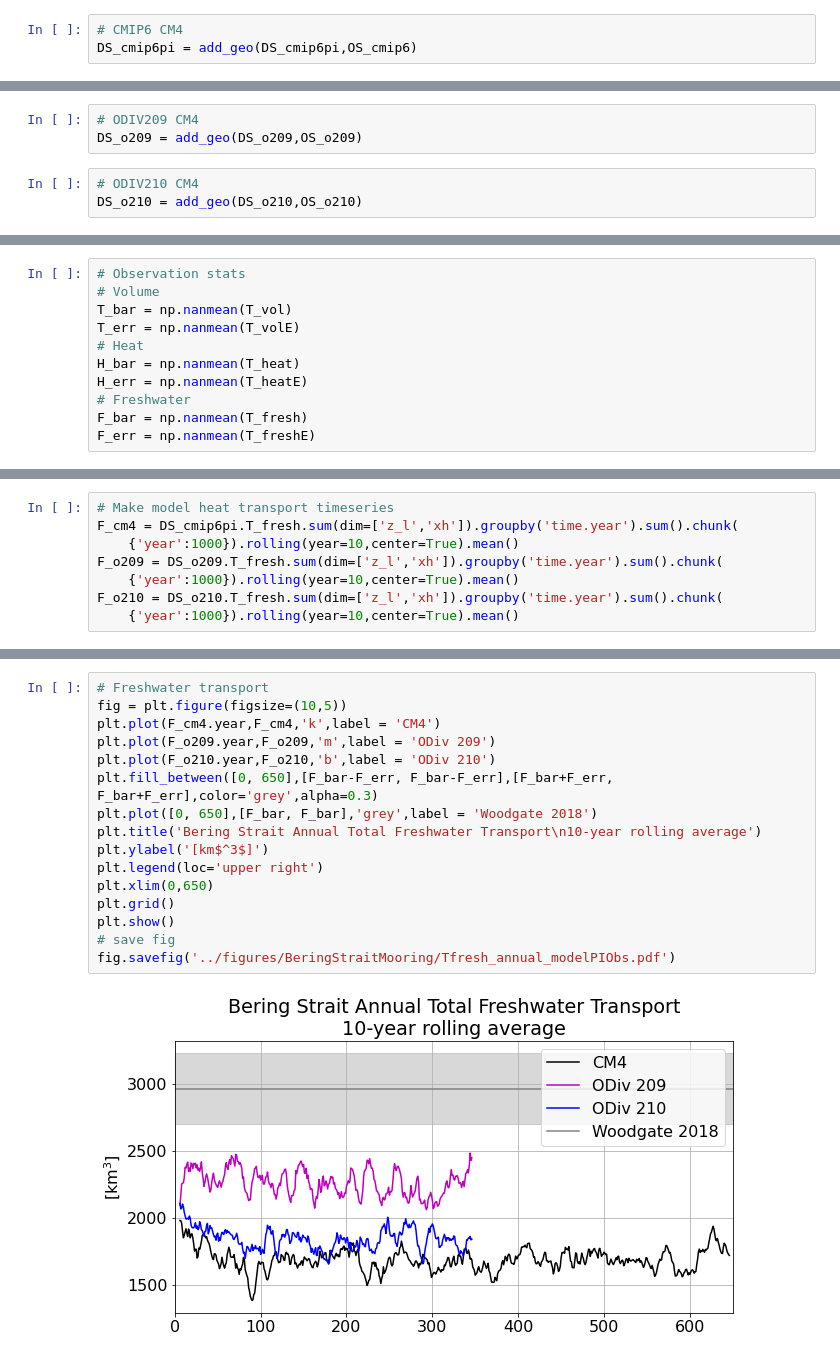
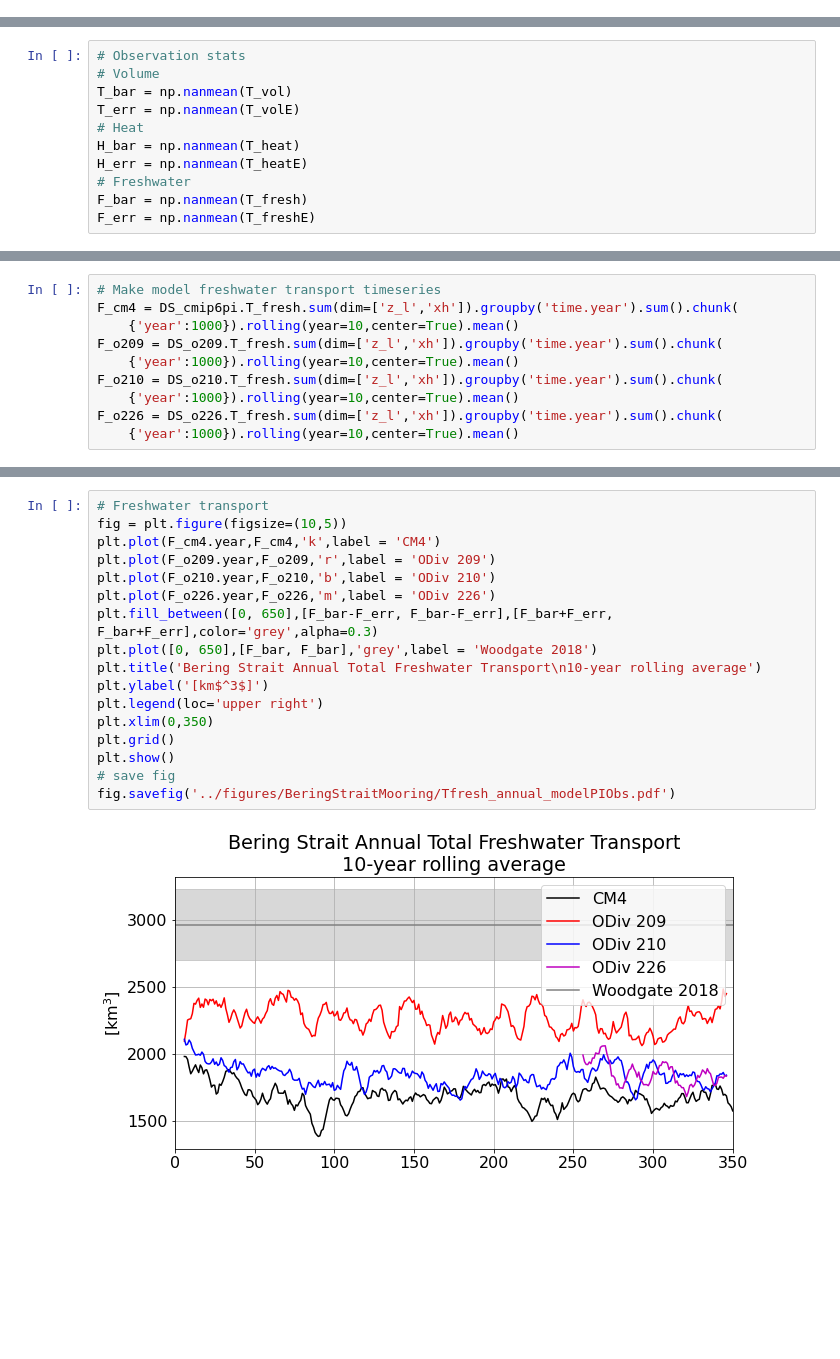
Before and after one commit to marionalberty/Chukchi_heatbudgets, a Jupyter notebook: notebooks/Bering_annualTrans_evaluation.ipynb, the cells around one changed output, grey strips where cells are left out. Saved outputs shown, nothing was run; the diff lists cells and outputs as text; blank space fills up the shorter version.

```diff
--- a/notebooks/Bering_annualTrans_evaluation.ipynb
+++ b/notebooks/Bering_annualTrans_evaluation.ipynb
@@ -168,3 +158,0 @@ def add_geo(DS,OS):
-# %%
-# CMIP6 CM4
-DS_cmip6pi = add_geo(DS_cmip6pi,OS_cmip6)
@@ -174,6 +158,0 @@ DS_cmip6hi = add_geo(DS_cmip6hi,OS_cmip6)
-# %%
-# ODIV209 CM4
-DS_o209 = add_geo(DS_o209,OS_o209)
-# %%
-# ODIV210 CM4
-DS_o210 = add_geo(DS_o210,OS_o210)
@@ -872,8 +865,10 @@ fig.savefig('../figures/BeringStraitMooring/Theat_annual_modelPIObs.pdf')
 # %%
-# Make model heat transport timeseries
+# Make model freshwater transport timeseries
 F_cm4 = DS_cmip6pi.T_fresh.sum(dim=['z_l','xh']).groupby('time.year').sum().chunk(
     {'year':1000}).rolling(year=10,center=True).mean()
 F_o209 = DS_o209.T_fresh.sum(dim=['z_l','xh']).groupby('time.year').sum().chunk(
     {'year':1000}).rolling(year=10,center=True).mean()
 F_o210 = DS_o210.T_fresh.sum(dim=['z_l','xh']).groupby('time.year').sum().chunk(
     {'year':1000}).rolling(year=10,center=True).mean()
+F_o226 = DS_o226.T_fresh.sum(dim=['z_l','xh']).groupby('time.year').sum().chunk(
+    {'year':1000}).rolling(year=10,center=True).mean()
@@ -880,18 +900,19 @@ F_o210 = DS_o210.T_fresh.sum(dim=['z_l','xh']).groupby('time.year').sum().chunk(
 # %%
 # Freshwater transport
 fig = plt.figure(figsize=(10,5))
 plt.plot(F_cm4.year,F_cm4,'k',label = 'CM4')
-plt.plot(F_o209.year,F_o209,'m',label = 'ODiv 209')
+plt.plot(F_o209.year,F_o209,'r',label = 'ODiv 209')
 plt.plot(F_o210.year,F_o210,'b',label = 'ODiv 210')
+plt.plot(F_o226.year,F_o226,'m',label = 'ODiv 226')
 plt.fill_between([0, 650],[F_bar-F_err, F_bar-F_err],[F_bar+F_err, F_bar+F_err],color='grey',alpha=0.3)
 plt.plot([0, 650],[F_bar, F_bar],'grey',label = 'Woodgate 2018')
 plt.title('Bering Strait Annual Total Freshwater Transport\n10-year rolling average')
 plt.ylabel('[km$^3$]')
 plt.legend(loc='upper right')
-plt.xlim(0,650)
+plt.xlim(0,350)
 plt.grid()
 plt.show()
 # save fig
 fig.savefig('../figures/BeringStraitMooring/Tfresh_annual_modelPIObs.pdf')
 # %% [output]
-[figure, old version]
+[figure, new version]
```
Also changed, not shown: parts of 49 cells of this notebook.
